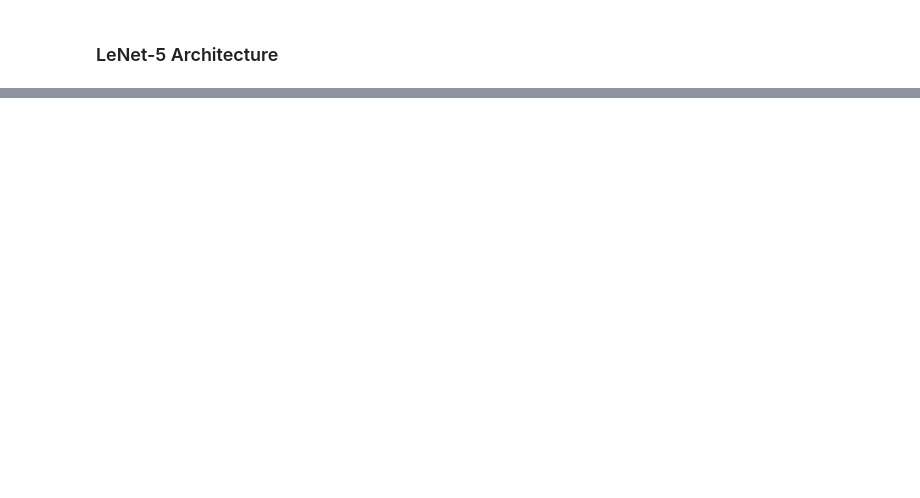
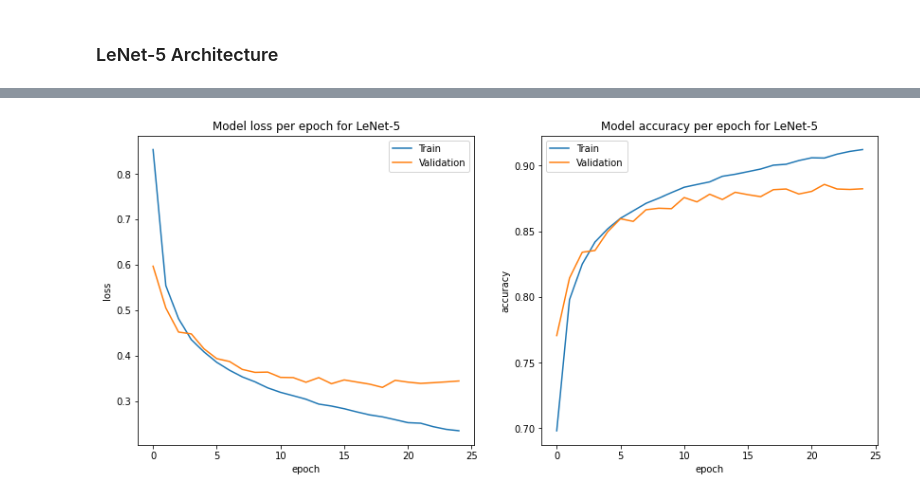
Before and after one commit to mahmodKhaled/Fashion-MNIST, a Jupyter notebook: fashion_mnist.ipynb, the cells around one changed output, grey strips where cells are left out. Saved outputs shown, nothing was run; the diff lists cells and outputs as text; code cells hidden in the pictures; blank space fills up the shorter version.

Commit message:
train lenet-5 model

```diff
--- a/fashion_mnist.ipynb
+++ b/fashion_mnist.ipynb
@@ -81,6 +92,9 @@ Some of the images from fashion-MNIST:
 # normalize train and test data
 X_train = X_train / 255.0
 X_test = X_test / 255.0
+# add channel dimension for train and test data to be suitable for the CNN network
+X_train = np.expand_dims(X_train,axis=-1)
+X_test = np.expand_dims(X_test, axis=-1)
 # %% [markdown]
 ### 3. Encode the labels
 # %%
@@ -92,3 +108,35 @@ y_test = pd.get_dummies(y_test)
+# %%
+def train_curves(history, special_title):
+    '''
+    This function draws accuracy and loss curves for each epoch between train and validation data
+    '''
+    title_loss = 'Model loss per epoch ' + special_title
+    title_accuracy = 'Model accuracy per epoch ' + special_title
+    fig , axis = plt.subplots(nrows=1, ncols=2)
+    # dimensions of figure
+    fig.set_figheight(6)
+    fig.set_figwidth(14)
+    # loss
+    loss = history.history['loss']
+    val_loss = history.history['val_loss']
+    # accuracy
+    accuracy = history.history['accuracy']
+    val_accuracy = history.history['val_accuracy']
+    epoch = np.arange(150)
+    # loss curve
+    axis[0].plot(loss,label='Train')
+    axis[0].plot(val_loss,label='Validation')
+    axis[0].set_xlabel('epoch')
+    axis[0].set_ylabel('loss')
+    axis[0].set_title(title_loss)
+    axis[0].legend()
+    # accuracy curve
+    axis[1].plot(accuracy, label='Train')
+    axis[1].plot(val_accuracy, label='Validation')
+    axis[1].set_xlabel('epoch')
+    axis[1].set_ylabel('accuracy')
+    axis[1].set_title(title_accuracy)
+    axis[1].legend()
 # %% [markdown]
 ### LeNet-5 Architecture
 # %%
@@ -131,3 +179,8 @@ Total params: 44,426
 Trainable params: 44,426
 Non-trainable params: 0
 _________________________________________________________________
+# %%
+# compile the model
+model.compile(optimizer=Adam(), loss=CategoricalCrossentropy(), metrics=['accuracy'])
+# Training ...
+history = model.fit(x= X_train, y= y_train, epochs=25, batch_size= 256, validation_split=0.1)
@@ -133,0 +205,5 @@ _________________________________________________________________
+# %%
+# visualize accuracy and loss curves
+train_curves(history=history, special_title= 'for LeNet-5')
+# %% [output]
+[figure, added]
```
Also changed, not shown: parts of 6 cells of this notebook.
